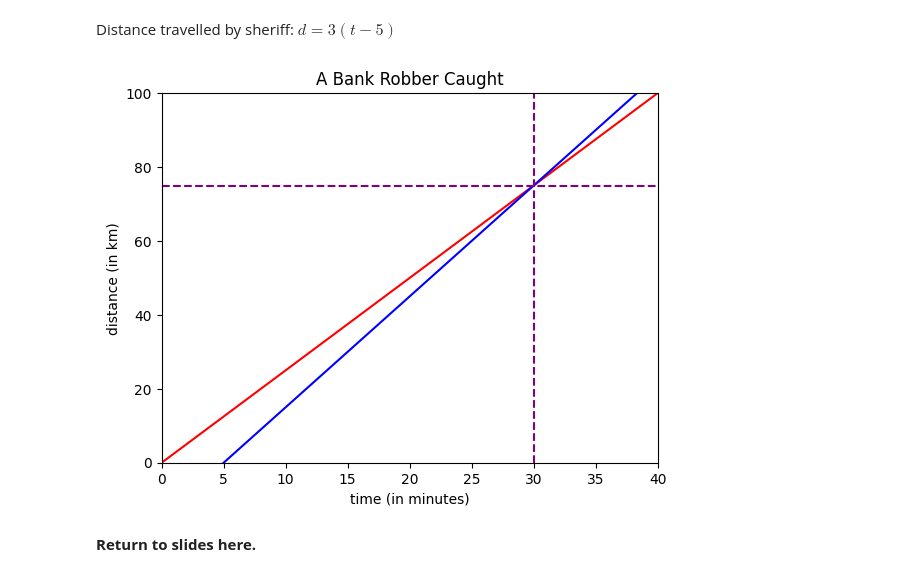
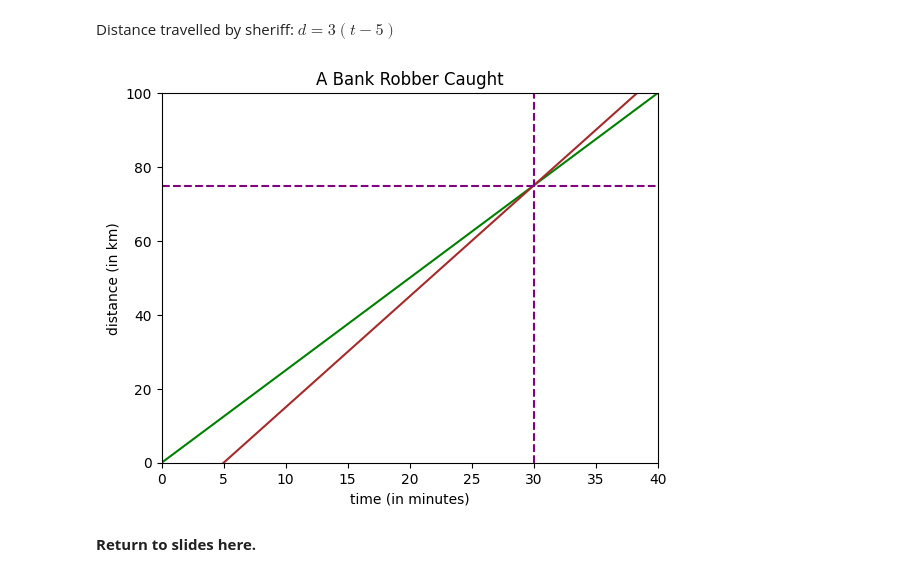
Before and after one commit to 24521586-Tan/ml, a Jupyter notebook: notebooks/1-intro-to-linear-algebra.ipynb, the cells around one changed output. Saved outputs shown, nothing was run; the diff lists cells and outputs as text; code cells hidden in the pictures.

```diff
--- a/notebooks/1-intro-to-linear-algebra.ipynb
+++ b/notebooks/1-intro-to-linear-algebra.ipynb
@@ -69,16 +69,16 @@ d_s = 3 * (t-5)
 # %%
 fig, ax = plt.subplots()
 plt.title('A Bank Robber Caught')
 plt.xlabel('time (in minutes)')
 plt.ylabel('distance (in km)')
 ax.set_xlim([0, 40])
 ax.set_ylim([0, 100])
-ax.plot(t, d_r, c='red')
-ax.plot(t, d_s, c='blue')
+ax.plot(t, d_r, c='green')
+ax.plot(t, d_s, c='brown')
 plt.axvline(x=30, color='purple', linestyle='--')
 _ = plt.axhline(y=75, color='purple', linestyle='--')
 # %% [output]
-[figure, old version]
+[figure, new version]
 # %% [markdown]
 **Return to slides here.**
 # %% [markdown]
```
Also changed, not shown: parts of 28 cells of this notebook.
